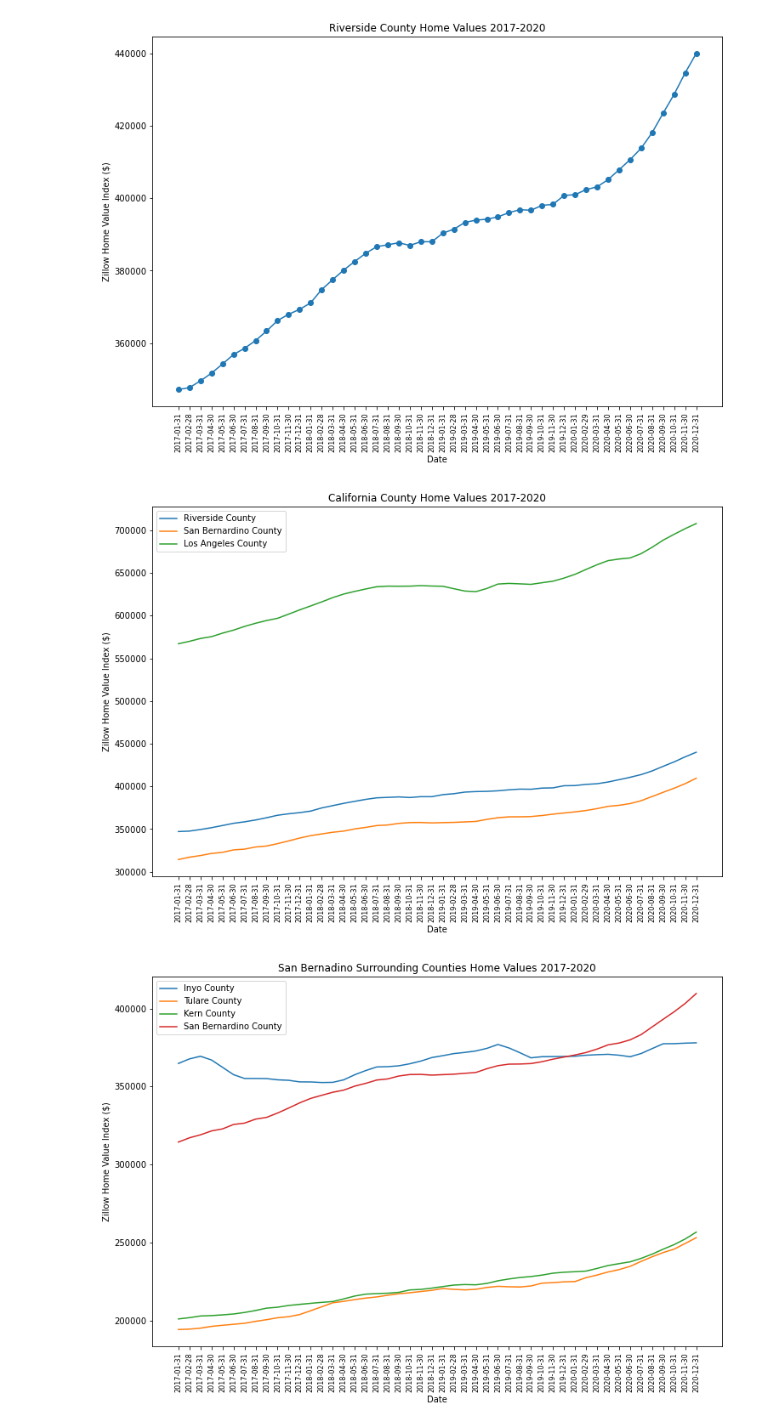
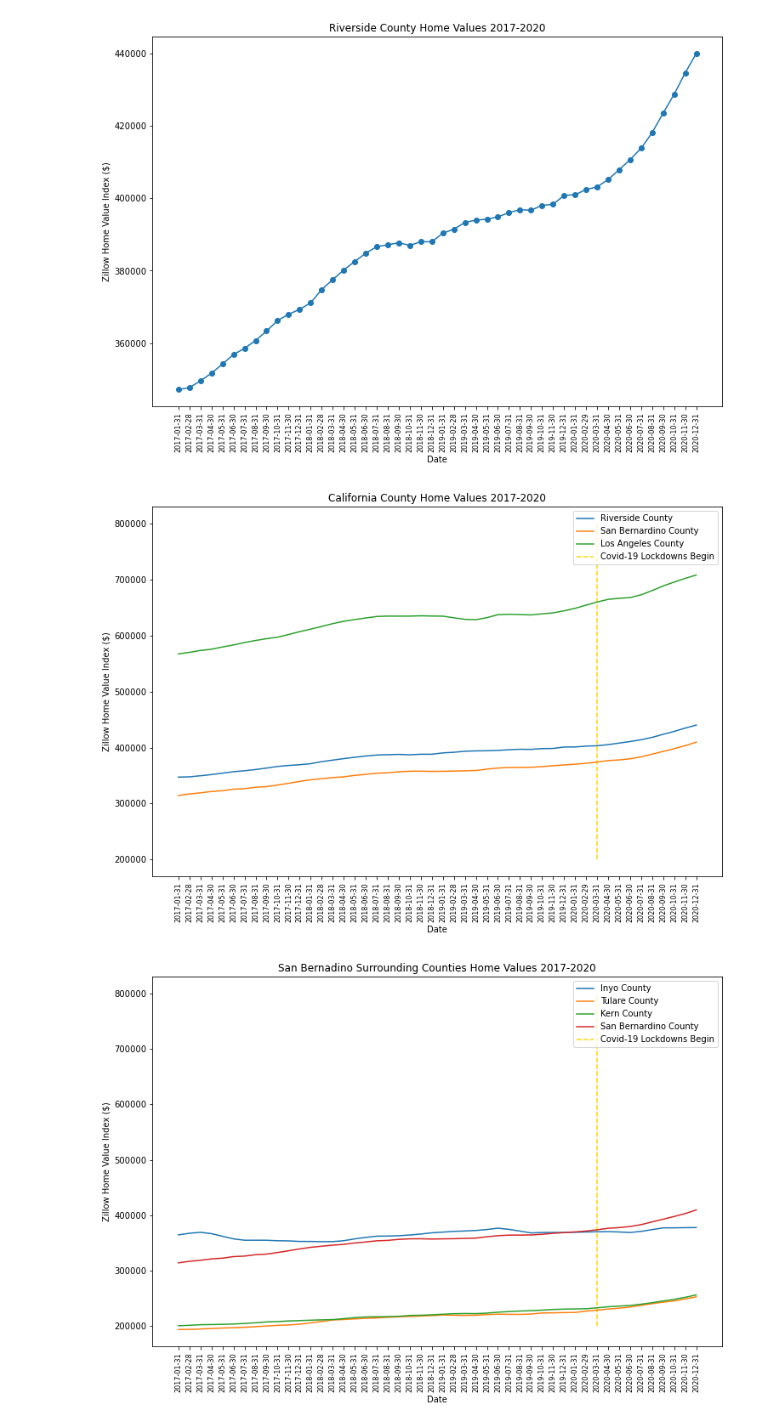
Before and after one commit to aolea13/project_1, a Jupyter notebook: zhvi_state_analysis.ipynb, the cells around one changed output. Saved outputs shown, nothing was run; the diff lists cells and outputs as text; code cells hidden in the pictures.

Commit message:
added vlines to line graphs

```diff
--- a/zhvi_state_analysis.ipynb
+++ b/zhvi_state_analysis.ipynb
@@ -131,44 +131,46 @@ plt.figure(figsize=(12,8))
 plt.plot(price_columns,riverside_price_over_time.iloc[0], label="Riverside County")
 plt.plot(price_columns,sanbern_price_over_time.iloc[0], label="San Bernardino County")
 plt.plot(price_columns,la_price_over_time.iloc[0], label="Los Angeles County")
-plt.legend()
+
 plt.xlabel("Date", fontsize=10)
 plt.ylabel("Zillow Home Value Index ($)")
 plt.title("California County Home Values 2017-2020")
 plt.xticks(fontsize=8,rotation=90)
-
+plt.vlines('2020-03-31', ymin=200000, ymax=800000, colors='gold',linestyles='dashed', label='Covid-19 Lockdowns Begin')
+plt.legend()
 plt.show()
 # %% [output]
-[figure, old version]
+[figure, new version]
 # %%
 # do the same as above for each of the surrounding counties (any county touching san bernadino, for example).
 # create a stacked line chart showing the primary county and all the surrounding counties
 # figure 1: San bernardino + inyo, tulare, kern (other surrounding counties are la, orange, and riverside)
 
 inyo_filter=home_values_df['RegionName']=="Inyo County"
 inyo_price_over_time=ca_df.loc[inyo_filter, price_columns]
 
 tulare_filter=home_values_df['RegionName']=="Tulare County"
 tulare_price_over_time=ca_df.loc[tulare_filter, price_columns]
 
 kern_filter=home_values_df['RegionName']=="Kern County"
 kern_price_over_time=ca_df.loc[kern_filter, price_columns]
 
 plt.figure(figsize=(12,8))
 plt.plot(price_columns,inyo_price_over_time.iloc[0], label="Inyo County")
 plt.plot(price_columns,tulare_price_over_time.iloc[0], label="Tulare County")
 plt.plot(price_columns,kern_price_over_time.iloc[0], label="Kern County")
 plt.plot(price_columns,sanbern_price_over_time.iloc[0], label="San Bernardino County")
 
-plt.legend()
+
 plt.xlabel("Date", fontsize=10)
 plt.ylabel("Zillow Home Value Index ($)")
 plt.title("San Bernadino Surrounding Counties Home Values 2017-2020")
 plt.xticks(fontsize=8,rotation=90)
-
+plt.vlines('2020-03-31', ymin=200000, ymax=800000, colors='gold',linestyles='dashed', label='Covid-19 Lockdowns Begin')
+plt.legend()
 plt.show()
 # %% [output]
-[figure, old version]
+[figure, new version]
 # %%
 # Figure 2: riverside + sandiego, imperial, and orange (other surrounding county is san bernardino)
 
```
Also changed, not shown: parts of 7 cells of this notebook.
